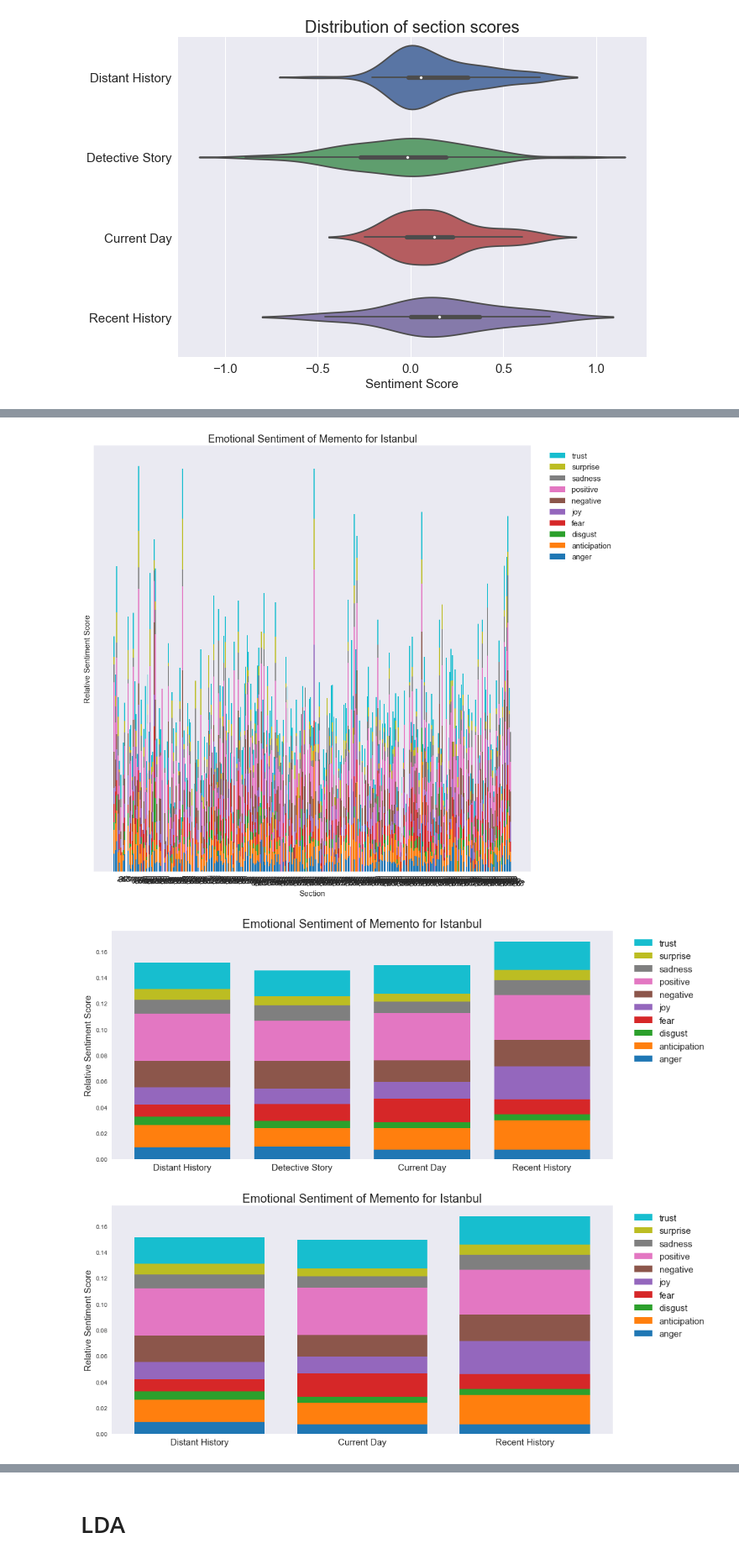
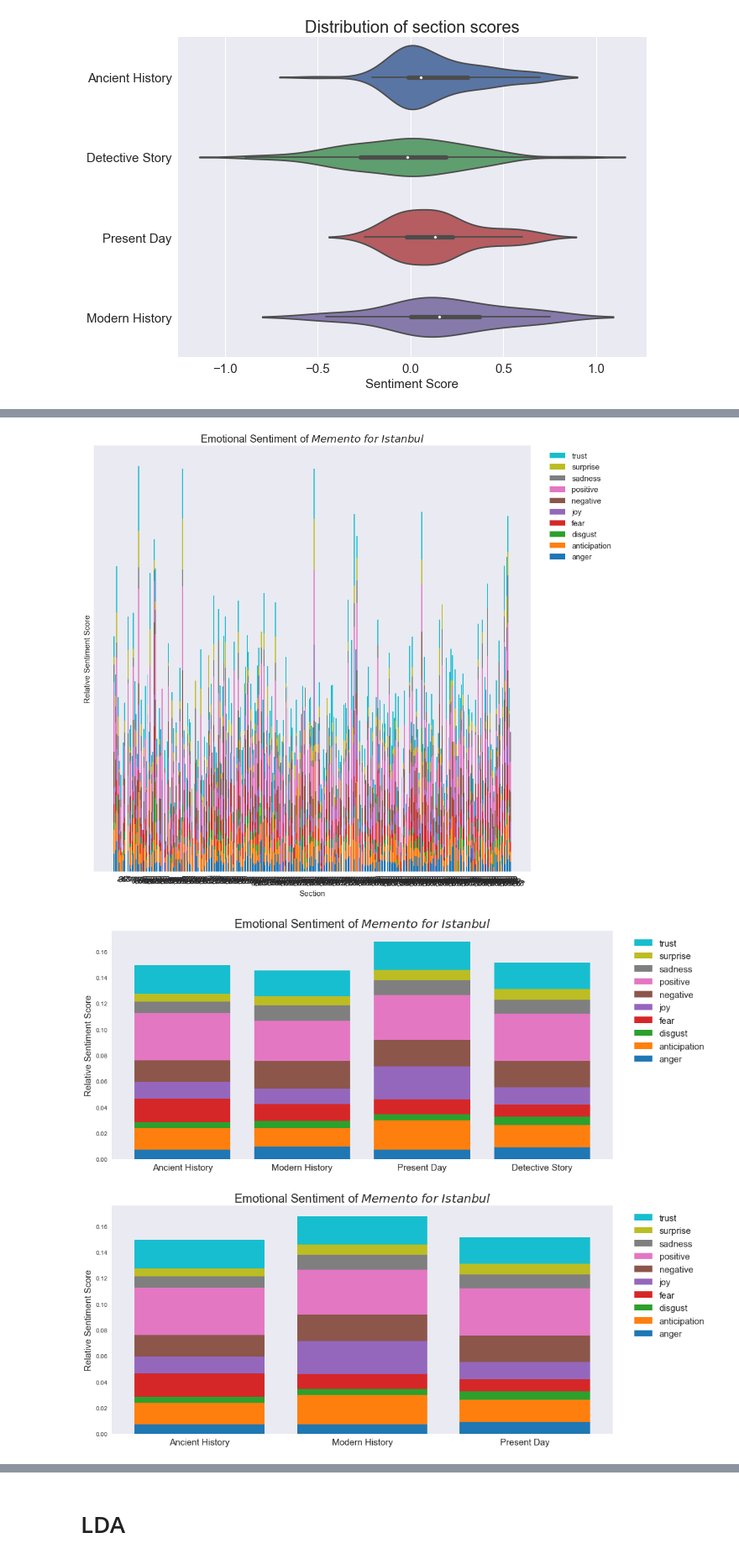
Before and after one commit to raffg/memento_for_istanbul, a Jupyter notebook: sentiment_analysis.ipynb, the cells around one changed output, grey strips where cells are left out. Shown at 84% size. Drawn from its saved outputs; the diff is of its cells as text; code cells hidden in the pictures.

Commit message:
good charts

```diff
--- a/sentiment_analysis.ipynb
+++ b/sentiment_analysis.ipynb
@@ -27,9 +27,9 @@ for filename in os.listdir('text'):
     try:
         matches = re.search(r'([0-9]*)_([a-z]*)_', filename)
         position = int(matches[1])
-        period = matches[2].replace('distant', 'Distant History')\
-                           .replace('recent', 'Recent History')\
-                           .replace('current', 'Current Day')\
+        period = matches[2].replace('distant', 'Ancient History')\
+                           .replace('recent', 'Modern History')\
+                           .replace('current', 'Present Day')\
                            .replace('detectivestory', 'Detective Story')
         doc = docx.Document('text/{}'.format(filename))
         text = '\n\n'.join(paragraph.text for paragraph in doc.paragraphs)
@@ -290,15 +363,0 @@ plt.show()
-# %%
-length = len(novel)
-x = np.linspace(0, length - 1, num=length)
-y = [section[4]['compound'] for section in novel]
-label = [section[1] for section in novel]
-
-plt.figure(figsize=(15, 10))
-plt.bar(x, y, label=label)
-# plt.plot(movingaverage(y, 25), color='k', linewidth=3, linestyle=':', label = 'Moving Average')
-# plt.axhline(y=0, xmin=0, xmax=length, alpha=.25, color='r', linestyle='--', linewidth=3)
-plt.legend(['Distant History', 'Detective Story', 'Current Day', 'Recent History', 'Moving Average'], loc='upper right', fontsize=15)
-plt.title('Emotional Sentiment of Memento for Istanbul', fontsize=20)
-plt.xlabel('Section', fontsize=15)
-plt.ylabel('Average Sentiment', fontsize=15)
-plt.show()
@@ -433,7 +521,7 @@ for c, emotion in enumerate(emotions):
 
 handles, labels = ax.get_legend_handles_labels()
 ax.legend(handles[::-1], labels[::-1], loc='best', fontsize=15, bbox_to_anchor=(1.2, 1))
-plt.title('Emotional Sentiment of Memento for Istanbul', fontsize=20)
+plt.title('Emotional Sentiment of $Memento\ for\ Istanbul$', fontsize=20)
 plt.xticks(sections, sections, rotation=-30, ha='left', fontsize=15)
 plt.xlabel('Section', fontsize=15)
 plt.ylabel('Relative Sentiment Score', fontsize=15)
@@ -441,11 +529,11 @@ plt.yticks([])
 ax.grid(False)
 plt.show()
 # %% [output]
-[figure, old version]
+[figure, new version]
 # %%
 tab10 = matplotlib.cm.get_cmap('tab10')
 
-periods = df['period'].unique().tolist()
+periods = ['Ancient History', 'Modern History', 'Present Day', 'Detective Story']
 margin_bottom = np.zeros(len(periods))
 
 fig = plt.figure(figsize=(15, 7))
@@ -458,40 +546,40 @@ for c, emotion in enumerate(emotions):
 
 handles, labels = ax.get_legend_handles_labels()
 ax.legend(handles[::-1], labels[::-1], loc='best', fontsize=15, bbox_to_anchor=(1.2, 1))
-plt.title('Emotional Sentiment of Memento for Istanbul', fontsize=20)
+plt.title('Emotional Sentiment of $Memento\ for\ Istanbul$', fontsize=20)
 plt.xticks(periods, periods, fontsize=15)
 plt.ylabel('Relative Sentiment Score', fontsize=15)
 # plt.yticks([])
 ax.grid(False)
 plt.show()
 # %% [output]
-[figure, old version]
+[figure, new version]
 # %%
 tab10 = matplotlib.cm.get_cmap('tab10')
 
-df2 = df[df['period'].isin(['Distant History', 'Recent History', 'Current Day'])]
+df2 = df[df['period'].isin(['Ancient History', 'Modern History', 'Present Day'])]
 
-periods = df2['period'].unique().tolist()
+periods = ['Ancient History', 'Modern History', 'Present Day']
 margin_bottom = np.zeros(len(periods))
 
 fig = plt.figure(figsize=(15, 7))
 ax = fig.add_subplot(1, 1, 1)
 
 for c, emotion in enumerate(emotions):
     y = df2.groupby('period')[emotion].mean()
     plt.bar(periods, y, bottom=margin_bottom, label=emotion, color=(tab10(c)))
     margin_bottom += y
 
 handles, labels = ax.get_legend_handles_labels()
 ax.legend(handles[::-1], labels[::-1], loc='best', fontsize=15, bbox_to_anchor=(1.2, 1))
-plt.title('Emotional Sentiment of Memento for Istanbul', fontsize=20)
+plt.title('Emotional Sentiment of $Memento\ for\ Istanbul$', fontsize=20)
 plt.xticks(periods, periods, fontsize=15)
 plt.ylabel('Relative Sentiment Score', fontsize=15)
 # plt.yticks([])
 ax.grid(False)
 plt.show()
 # %% [output]
-[figure, old version]
+[figure, new version]
 # %%
 df.head()
 # %% [output]
```
Also changed, not shown: parts of 36 cells of this notebook.
